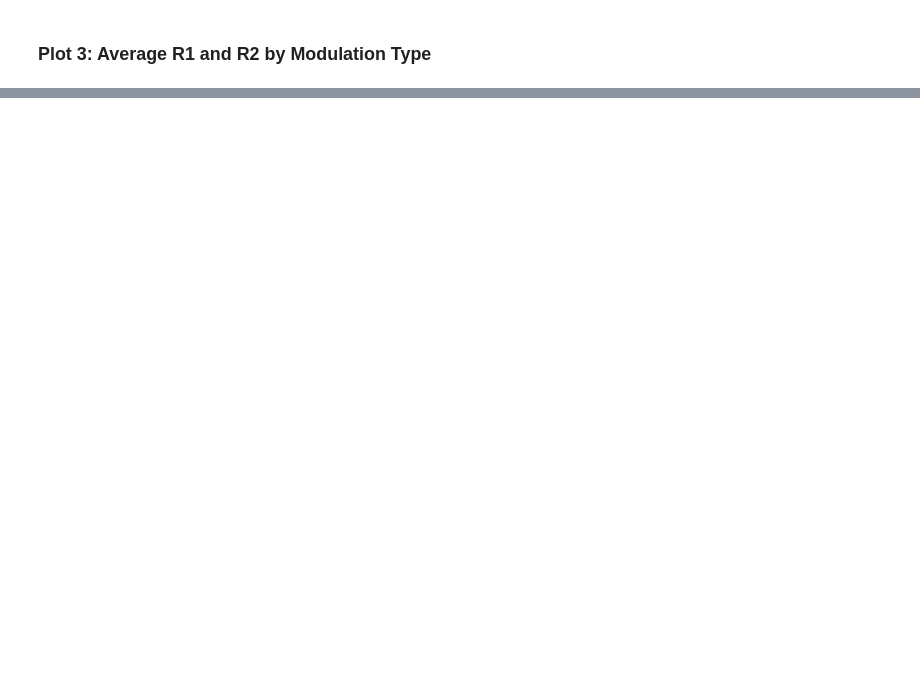
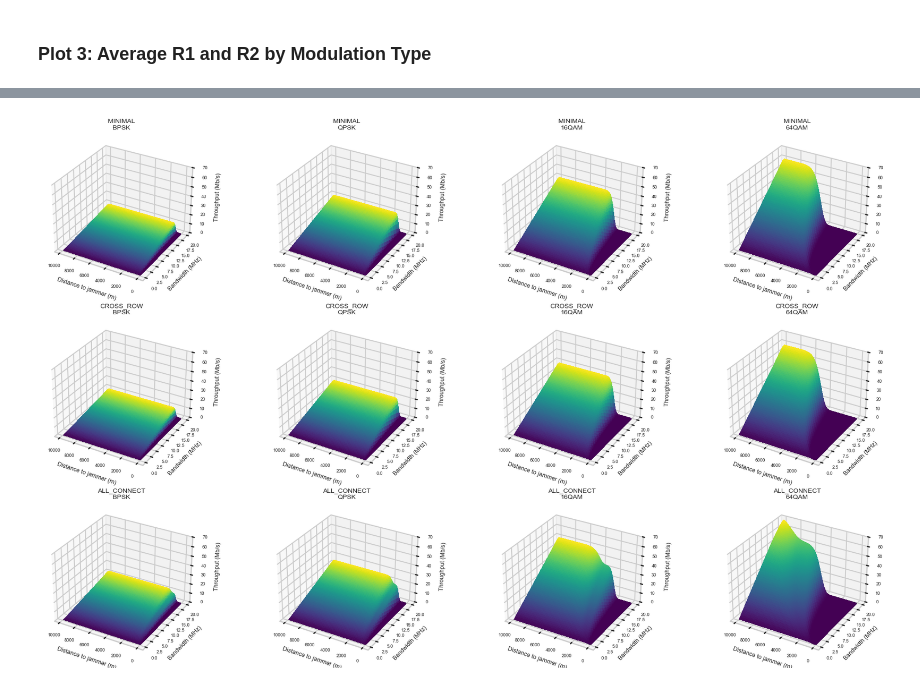
Before and after one commit to Sanexi/drone-network-ew-sim, a Jupyter notebook: analysis.ipynb, the cells around one changed output, grey strips where cells are left out. Drawn from its saved outputs; the diff is of its cells as text; code cells hidden in the pictures; blank space fills up the shorter version.

```diff
--- a/analysis.ipynb
+++ b/analysis.ipynb
@@ -564,0 +604,52 @@ plt.show()
+# %%
+MAX_PTS = 3000          # upper limit per surface ─ adjust to taste
+Z_MAX_MBPS = 70          # ← target upper limit
+
+df = pd.read_csv("results/throughput_surface.csv")
+
+topos  = ["MINIMAL","CROSS_ROW","ALL_CONNECT"]
+mods   = ["BPSK","QPSK","16QAM","64QAM"]
+
+fig = plt.figure(figsize=(5*len(mods), 4*len(topos)))
+
+for i_t, topo in enumerate(topos):
+    for i_m, mod in enumerate(mods):
+        sub = df[(df.topology == topo) & (df.modulation == mod)].dropna()
+        if sub.empty:
+            continue
+
+        # ----- decimate -----
+        if len(sub) > MAX_PTS:
+            step = len(sub) // MAX_PTS
+            sub = sub.iloc[::step, :]
+
+        # scale to Mbps
+        tp_mbps = sub.throughput_bps / 1e6
+
+        ax = fig.add_subplot(
+            len(topos), len(mods),
+            i_t * len(mods) + i_m + 1,
+            projection="3d"
+        )
+        # ax.view_init(elev=None, azim=20)   #  ← rotate 45° clockwise around z
+
+        ax.plot_trisurf(
+            sub.distance_m,
+            sub.bw_hz / 1e6,         # MHz
+            tp_mbps,
+            cmap="viridis",
+            linewidth=0,
+            antialiased=False
+        )
+        ax.set_xlim(ax.get_xlim()[::-1])          # reverse (max → min)
+        ax.set_xlabel("Distance to jammer (m)", fontsize=9)
+        ax.set_ylabel("Bandwidth (MHz)",        fontsize=9)
+        ax.set_zlabel("Throughput (Mb/s)",      fontsize=9)
+        ax.tick_params(labelsize=7)
+        ax.set_zlim(0, Z_MAX_MBPS)
+        ax.set_title(f"{topo}\n{mod}", fontsize=10)
+
+plt.tight_layout()
+plt.show()
+# %% [output]
+[figure, added]
```
Also changed, not shown: parts of 9 cells of this notebook, 5 other files.
